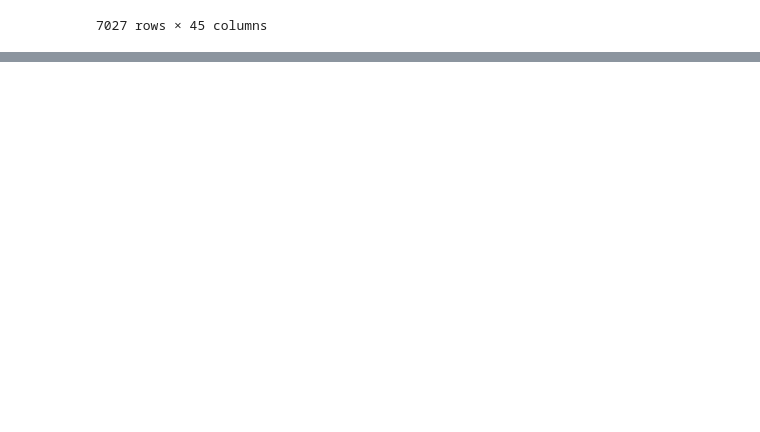
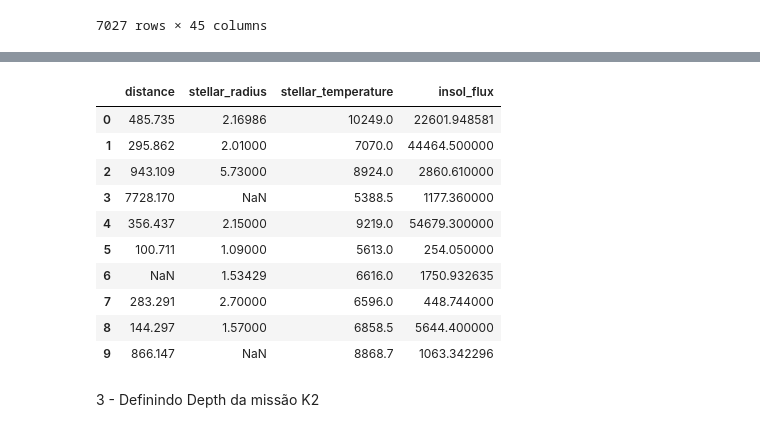
Before and after one commit to jnnastti/EstelarClass, a Jupyter notebook: EstelarClass.ipynb, the cells around one changed output, grey strips where cells are left out. Cells and saved outputs as stored; diff of their text form; code cells hidden in the pictures; blank space fills up the shorter version.

```diff
--- a/EstelarClass.ipynb
+++ b/EstelarClass.ipynb
@@ -234 +238,15 @@ tess_data
+# %%
+tess_data[['distance', 'stellar_radius', 'stellar_temperature', 'insol_flux']].head(10)
+# %% [output]
+|  | distance | stellar_radius | stellar_temperature | insol_flux |
+| 0 | 485.735 | 2.16986 | 10249.0 | 22601.948581 |
+| 1 | 295.862 | 2.01000 | 7070.0 | 44464.500000 |
+| 2 | 943.109 | 5.73000 | 8924.0 | 2860.610000 |
+| 3 | 7728.170 | NaN | 5388.5 | 1177.360000 |
+| 4 | 356.437 | 2.15000 | 9219.0 | 54679.300000 |
+| 5 | 100.711 | 1.09000 | 5613.0 | 254.050000 |
+| 6 | NaN | 1.53429 | 6616.0 | 1750.932635 |
+| 7 | 283.291 | 2.70000 | 6596.0 | 448.744000 |
+| 8 | 144.297 | 1.57000 | 6858.5 | 5644.400000 |
+| 9 | 866.147 | NaN | 8868.7 | 1063.342296 |
 # %%
@@ -237,0 +256,2 @@ tess_data.to_pickle('data\\tess_data_treated.pkl')
+# %% [markdown]
+3 - Definindo Depth da missão K2
```
Also changed, not shown: parts of 7 cells of this notebook, 5 other files.
